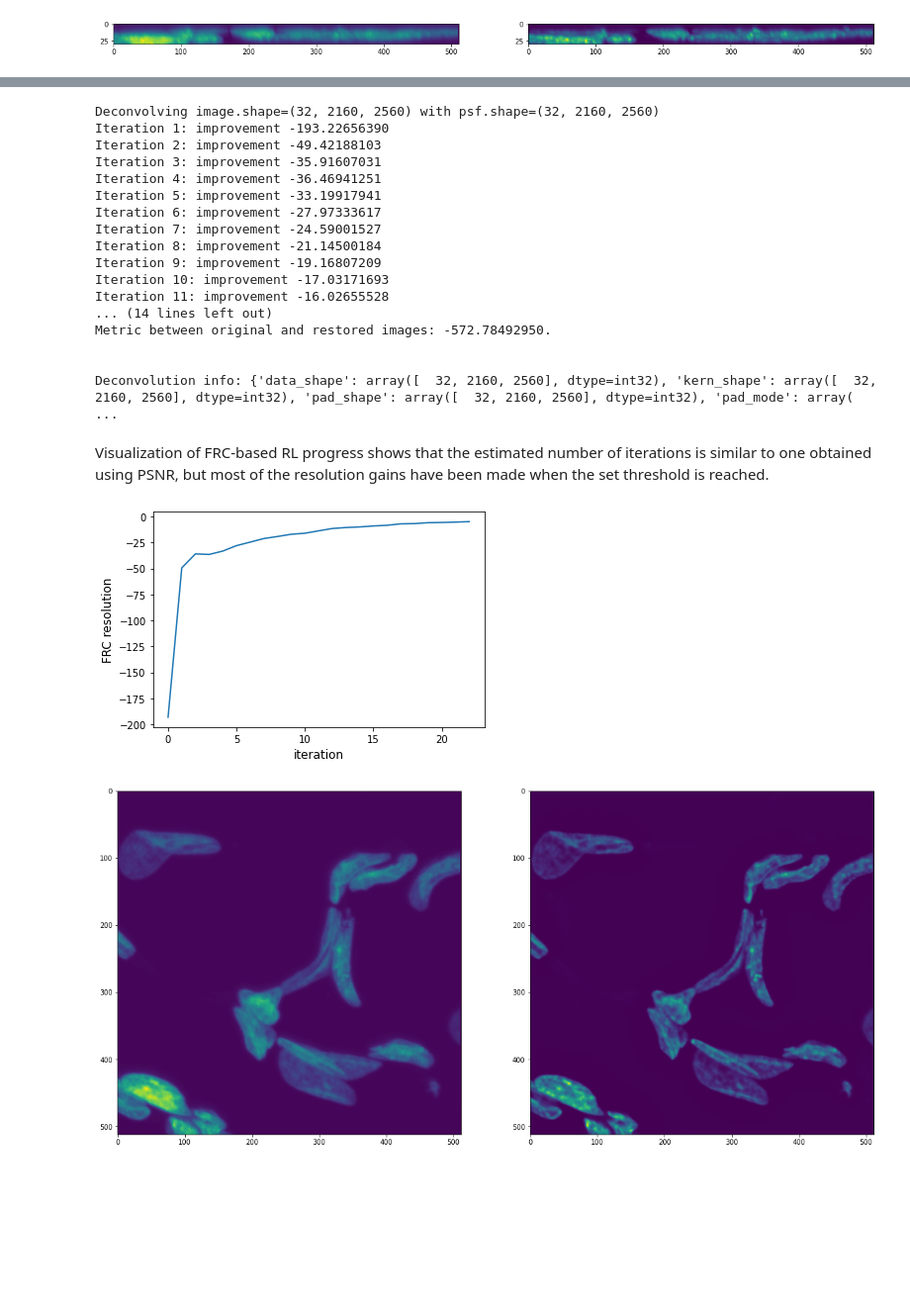
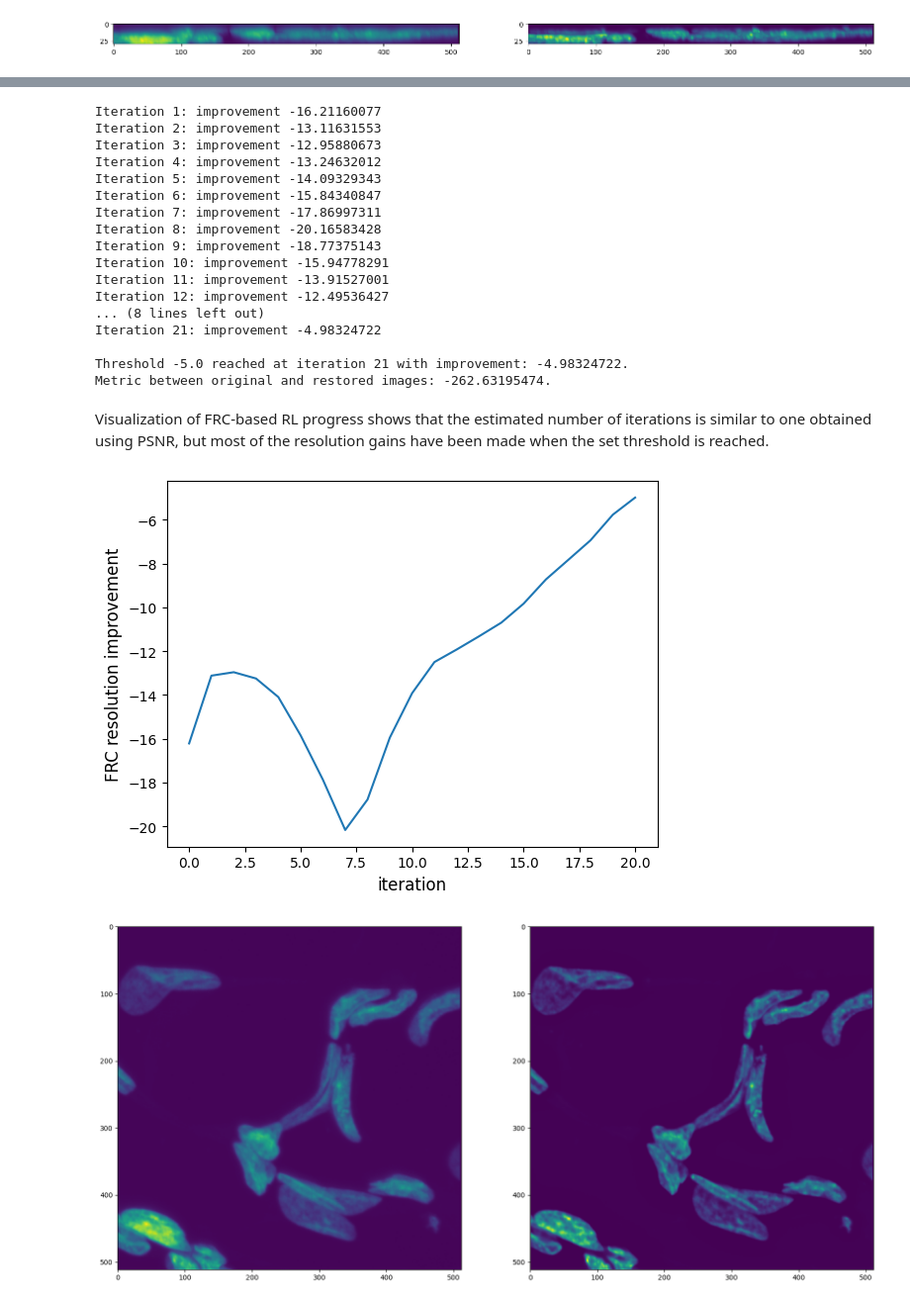
Before and after one commit to alxndrkalinin/morphocell, a Jupyter notebook: examples/notebooks/deconvolution_iterations.ipynb, the cells around one changed output, grey strips where cells are left out. Shown at 99% size. Drawn from its saved outputs; the diff is of its cells as text; code cells hidden in the pictures; blank space fills up the shorter version.

```diff
--- a/examples/notebooks/deconvolution_iterations.ipynb
+++ b/examples/notebooks/deconvolution_iterations.ipynb
@@ -41,6 +22,9 @@ voxel_sizes = (scale_z, scale_xy, scale_xy)
 
 image = imread("../data/astr_vpa_hoechst.tif")
 psf = imread("../data/astr_vpa_hoechst_psf_na095.tif")
+
+image = ascupy(image)
+psf = ascupy(psf)
 # %% [markdown]
 Both image and the PSF have the same ZYX size of $30 \times 2160 \times 2560$.
 # %%
@@ -191,44 +174,54 @@ The specified resolution threshold assumes a nanometer length scale, which is me
+# %%
+def frc_resolution_difference(image1, image2, bin_delta=3, spacing=1.0):
+    """Calculate difference between FRC-based resulutions of two images."""
+    if isinstance(spacing, (int, float)):
+        spacing = (spacing, spacing)
+
+    mid_z = image1.shape[0] // 2
+    image1_res = frc_resolution(image1[mid_z], bin_delta=bin_delta, spacing=spacing)
+    image2_res = frc_resolution(image2[mid_z], bin_delta=bin_delta, spacing=spacing)
+    return (image2_res - image1_res) * 1000  # return diff in nm
 # %%
-frc_thresh_iter, frc_resolution = deconv_iter_num_finder(
+frc_thresh_iter, frc_resolution_results = deconv_iter_num_finder(
     image,
     psf,
     metric_fn=frc_resolution_difference,
     metric_kwargs={
-        "frc_bin_delta": 3,
-        "axis": "xy",
-        "scales": (scale_z, scale_xy, scale_xy),
+        "bin_delta": 3,
+        "spacing": scale_xy,
     },
-    metric_threshold=-5.0,  # frc_resolution_difference returns improvement in nm it^−1
+    metric_threshold=-5.0,  # min improvement in nm/it
     max_iter=25,
-    scales=voxel_sizes,
     verbose=True,
+    implementation="xpy",
+    noncirc=False,
 )
 # %% [output]
-Deconvolving image.shape=(32, 2160, 2560) with psf.shape=(32, 2160, 2560)
-Iteration 1: improvement -193.22656390
-Iteration 2: improvement -49.42188103
-Iteration 3: improvement -35.91607031
-Iteration 4: improvement -36.46941251
-Iteration 5: improvement -33.19917941
-Iteration 6: improvement -27.97333617
-Iteration 7: improvement -24.59001527
-Iteration 8: improvement -21.14500184
-Iteration 9: improvement -19.16807209
-Iteration 10: improvement -17.03171693
-Iteration 11: improvement -16.02655528
-... (14 lines left out)
-Metric between original and restored images: -572.78492950.
+Iteration 1: improvement -16.21160077
+Iteration 2: improvement -13.11631553
+Iteration 3: improvement -12.95880673
+Iteration 4: improvement -13.24632012
+Iteration 5: improvement -14.09329343
+Iteration 6: improvement -15.84340847
+Iteration 7: improvement -17.86997311
+Iteration 8: improvement -20.16583428
+Iteration 9: improvement -18.77375143
+Iteration 10: improvement -15.94778291
+Iteration 11: improvement -13.91527001
+Iteration 12: improvement -12.49536427
+... (8 lines left out)
+Iteration 21: improvement -4.98324722
 
-
-Deconvolution info: {'data_shape': array([  32, 2160, 2560], dtype=int32), 'kern_shape': array([  32, 2160, 2560], dtype=int32), 'pad_shape': array([  32, 2160, 2560], dtype=int32), 'pad_mode': array( ...
+Threshold -5.0 reached at iteration 21 with improvement: -4.98324722.
+Metric between original and restored images: -262.63195474.
 # %% [markdown]
 Visualization of FRC-based RL progress shows that the estimated number of iterations is similar to one obtained using PSNR, but most of the resolution gains have been made when the set threshold is reached.
 # %%
-plt.plot([res["metric_gain"] for res in frc_resolution[1:]])
+plt.plot([res["metric_gain"] for res in frc_resolution_results[1:]])
 plt.xlabel("iteration", fontsize=12)
-plt.ylabel("FRC resolution", fontsize=12)
+plt.ylabel("FRC resolution improvement", fontsize=12)
 plt.show()
 # %% [output]
-[figure, old version]
+[figure, new version]
 # %%
 patch = slice(0, image.shape[0]), slice(1024, 1024 + 512), slice(2048, 2048 + 512)
```
Also changed, not shown: parts of 13 cells of this notebook, 27 other files.
